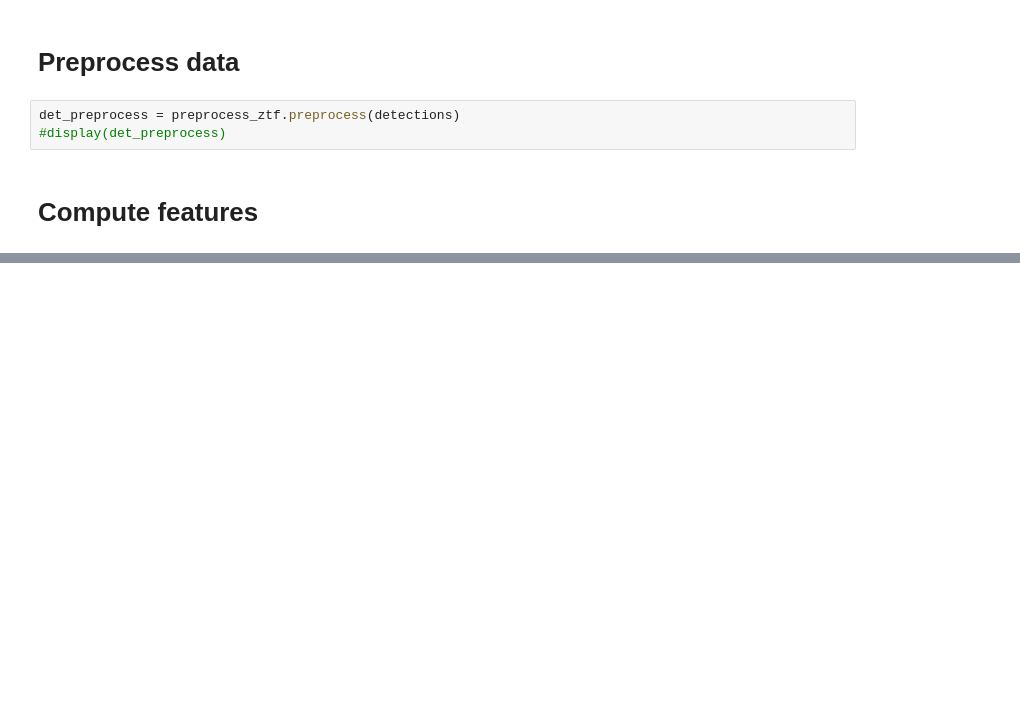
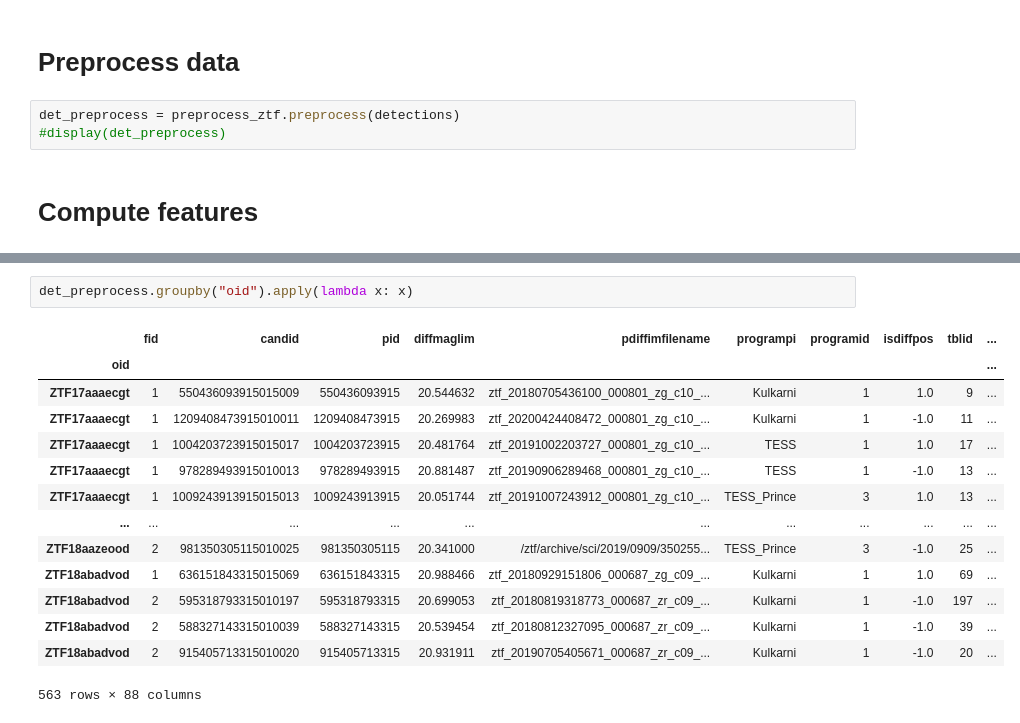
Before and after one commit to alercebroker/lc_classifier, a Jupyter notebook: notebooks/use_case_hierarchical_features.ipynb, the cells around one changed output, grey strips where cells are left out. Saved outputs shown, nothing was run; the diff lists cells and outputs as text; blank space fills up the shorter version.

```diff
--- a/notebooks/use_case_hierarchical_features.ipynb
+++ b/notebooks/use_case_hierarchical_features.ipynb
@@ -49,0 +117,17 @@ display(features_df)
+# %%
+det_preprocess.groupby("oid").apply(lambda x: x)
+# %% [output]
+|  | fid | candid | pid | diffmaglim | pdiffimfilename | programpi | programid | isdiffpos | tblid | ... |
+| oid |  |  |  |  |  |  |  |  |  | ... |
+| ZTF17aaaecgt | 1 | 550436093915015009 | 550436093915 | 20.544632 | ztf_20180705436100_000801_zg_c10_... | Kulkarni | 1 | 1.0 | 9 | ... |
+| ZTF17aaaecgt | 1 | 1209408473915010011 | 1209408473915 | 20.269983 | ztf_20200424408472_000801_zg_c10_... | Kulkarni | 1 | -1.0 | 11 | ... |
+| ZTF17aaaecgt | 1 | 1004203723915015017 | 1004203723915 | 20.481764 | ztf_20191002203727_000801_zg_c10_... | TESS | 1 | 1.0 | 17 | ... |
+| ZTF17aaaecgt | 1 | 978289493915010013 | 978289493915 | 20.881487 | ztf_20190906289468_000801_zg_c10_... | TESS | 1 | -1.0 | 13 | ... |
+| ZTF17aaaecgt | 1 | 1009243913915015013 | 1009243913915 | 20.051744 | ztf_20191007243912_000801_zg_c10_... | TESS_Prince | 3 | 1.0 | 13 | ... |
+| ... | ... | ... | ... | ... | ... | ... | ... | ... | ... | ... |
+| ZTF18aazeood | 2 | 981350305115010025 | 981350305115 | 20.341000 | /ztf/archive/sci/2019/0909/350255... | TESS_Prince | 3 | -1.0 | 25 | ... |
+| ZTF18abadvod | 1 | 636151843315015069 | 636151843315 | 20.988466 | ztf_20180929151806_000687_zg_c09_... | Kulkarni | 1 | 1.0 | 69 | ... |
+| ZTF18abadvod | 2 | 595318793315010197 | 595318793315 | 20.699053 | ztf_20180819318773_000687_zr_c09_... | Kulkarni | 1 | -1.0 | 197 | ... |
+| ZTF18abadvod | 2 | 588327143315010039 | 588327143315 | 20.539454 | ztf_20180812327095_000687_zr_c09_... | Kulkarni | 1 | -1.0 | 39 | ... |
+| ZTF18abadvod | 2 | 915405713315010020 | 915405713315 | 20.931911 | ztf_20190705405671_000687_zr_c09_... | Kulkarni | 1 | -1.0 | 20 | ... |
+563 rows × 88 columns
```
Also changed, not shown: parts of 2 cells of this notebook, 7 other files.
